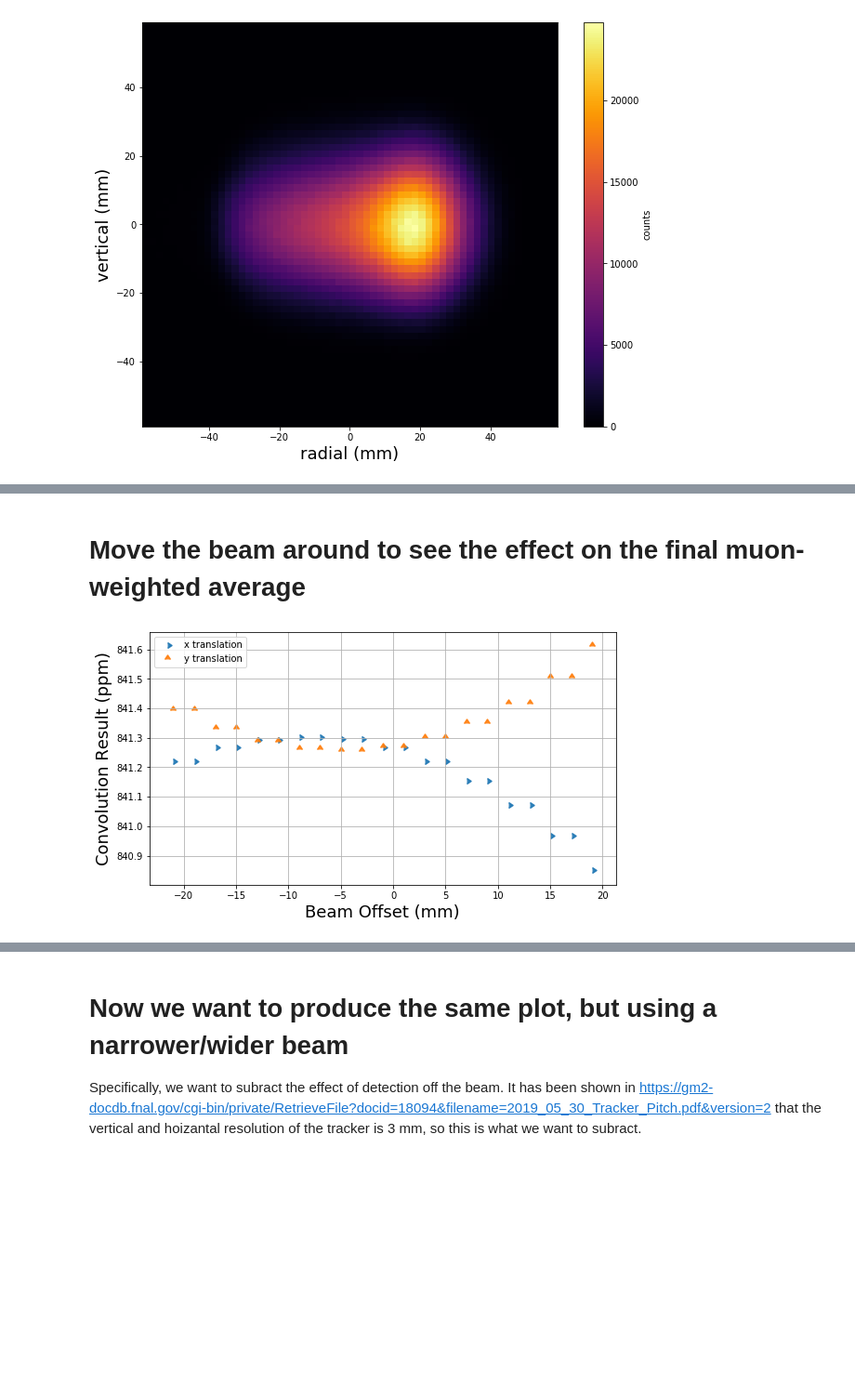
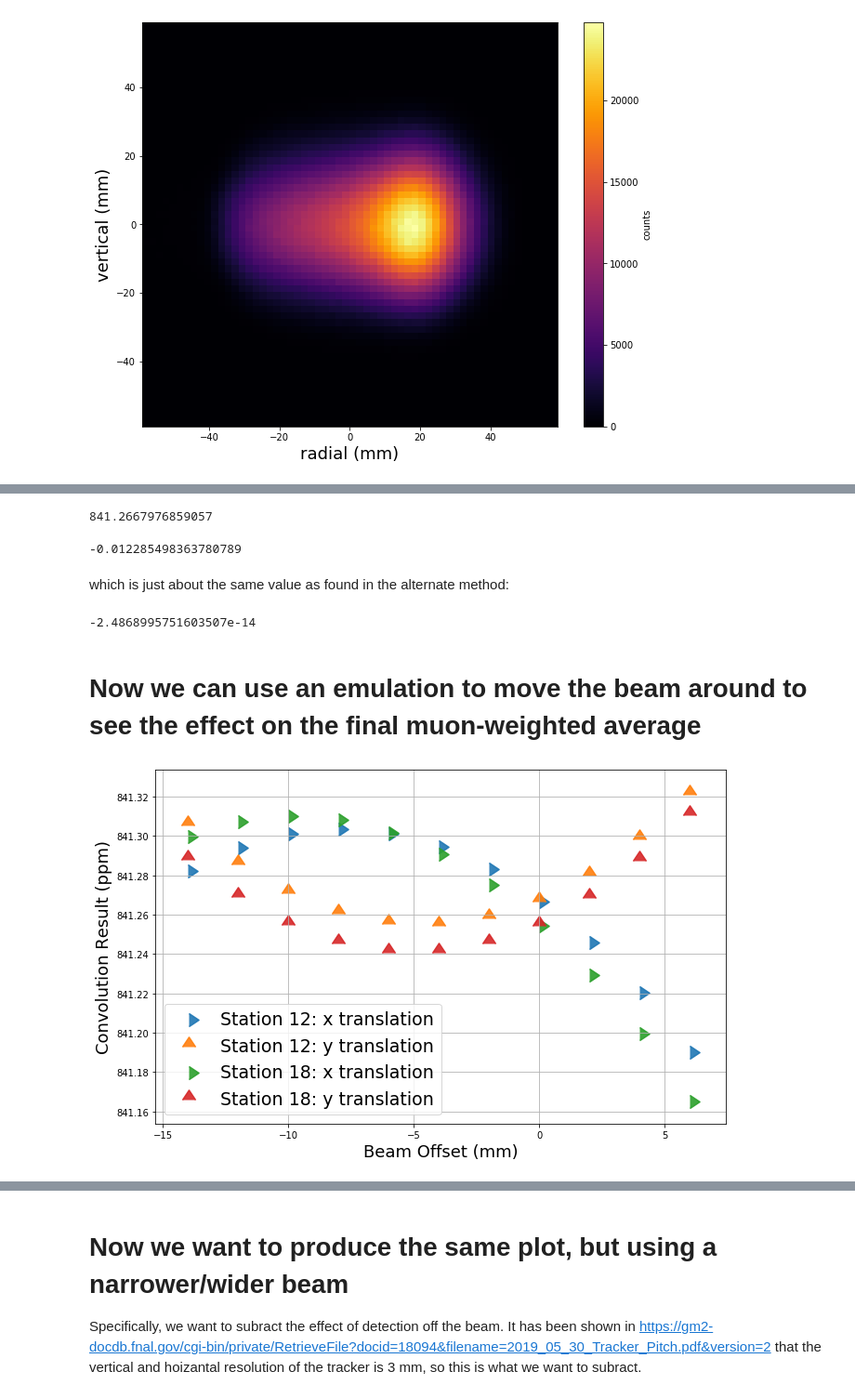
Before and after one commit to jasonbono/MuonConvolution, a Jupyter notebook: analysis/systematics/beam_motion.ipynb, the cells around one changed output, grey strips where cells are left out. Shown: that part at 93% size. Drawn from its saved outputs; the diff is of its cells as text; code cells hidden in the pictures; blank space fills up the shorter version.

Commit message:
working through a notebook outlining the beam systematics

```diff
--- a/analysis/systematics/beam_motion.ipynb
+++ b/analysis/systematics/beam_motion.ipynb
@@ -86,6 +88,2 @@ fig
 # %% [output]
 [figure]
-# %%
-B = (df_tracker['counts']*df_field_grid['B']).sum()/(df_tracker['counts'].sum())
-eB = (df_tracker['counts']*df_field_grid_error['B']).sum()/(df_tracker['counts'].sum())
-print("Final Result = ",B,"+/-",eB)
@@ -102,0 +90,8 @@ df_tracker.head()
+# %%
+df_18 = df_tracker[mask18].copy()
+df_18.reset_index(inplace=True)
+df_18 = df_18.drop(columns=['level_0'])
+df_18['counts_norm'] = df_18['counts']/df_18['counts'].sum()
+fig = plot_beam(df_18,bins=60)
+fig
+# df_18.head(6)
@@ -103,33 +133,78 @@ df_tracker.head()
+# %%
+field_12 = (df_12['counts_norm']*df_field_grid['B']).sum()
+field_12
+# %% [output]
+841.2667976859057
+# %%
+field_18 = (df_18['counts_norm']*df_field_grid['B']).sum()
+field_12
+diff_field2 = field_18 - field_12
+diff_field2
+# %% [output]
+-0.012285498363780789
+# %% [markdown]
+which is just about the same value as found in the alternate method:
+# %%
+diff_field - diff_field2
+# %% [output]
+-2.4868995751603507e-14
 # %% [markdown]
-# Move the beam around to see the effect on the final muon-weighted average
+# Now we can use an emulation to move the beam around to see the effect on the final muon-weighted average
 # %%
-fig = plt.figure(figsize=(9,5))
+spacing = 2.001
+low = -14
+high=7
+fig = plt.figure(figsize=(11,7))
+
+
+#####Station 12########
 B_arr = np.empty(0)
-x_range = np.arange(-21,21,2.0)
+x_range = np.arange(low,high,spacing)
 yshift = 0
 for xshift in x_range:
-    df = shift_beam(df_tracker,xshift,yshift)
+    df = shift_beam(df_12,xshift,yshift)
     B = (df['counts']*df_field_grid['B']).sum()/(df['counts'].sum())
     B_arr = np.append(B_arr,B)
 plt.scatter(x_range, B_arr, alpha=0.9, marker=9,
-            label="x translation")
-
+            label="Station 12: x translation",s=200)
 
 B_arr = np.empty(0)
-y_range = np.arange(-21,21,2.0)
+y_range = np.arange(low,high,spacing)
 xshift = 0
 for yshift in y_range:
-    df = shift_beam(df_tracker,xshift,yshift)
+    df = shift_beam(df_12,xshift,yshift)
     B = (df['counts']*df_field_grid['B']).sum()/(df['counts'].sum())
     B_arr = np.append(B_arr,B)
 plt.scatter(y_range, B_arr, alpha=0.9,marker=10,
-            label="y translation")
+            label="Station 12: y translation",s=200)
+
+#####Station 18########
+B_arr = np.empty(0)
+x_range = np.arange(low,high,spacing)
+yshift = 0
+for xshift in x_range:
+    df = shift_beam(df_18,xshift,yshift)
+    B = (df['counts']*df_field_grid['B']).sum()/(df['counts'].sum())
+    B_arr = np.append(B_arr,B)
+plt.scatter(x_range, B_arr, alpha=0.9, marker=9,
+            label="Station 18: x translation",s=200)
+
+B_arr = np.empty(0)
+y_range = np.arange(low,high,spacing)
+xshift = 0
+for yshift in y_range:
+    df = shift_beam(df_18,xshift,yshift)
+    B = (df['counts']*df_field_grid['B']).sum()/(df['counts'].sum())
+    B_arr = np.append(B_arr,B)
+plt.scatter(y_range, B_arr, alpha=0.9,marker=10,
+            label="Station 18: y translation",s=200)
+
 
 
 plt.xlabel("Beam Offset (mm)",fontsize=18)
 plt.ylabel("Convolution Result (ppm)",fontsize=18)
-plt.legend()
+plt.legend(prop={'size': 19})
 plt.grid()
 plt.show()
 # %% [output]
-[figure, old version]
+[figure, new version]
```
Also changed, not shown: parts of 23 cells of this notebook.
